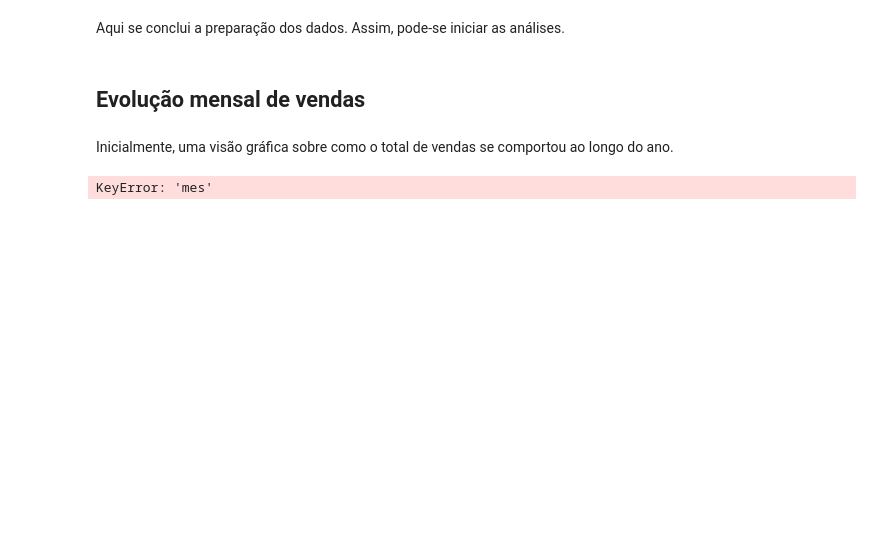
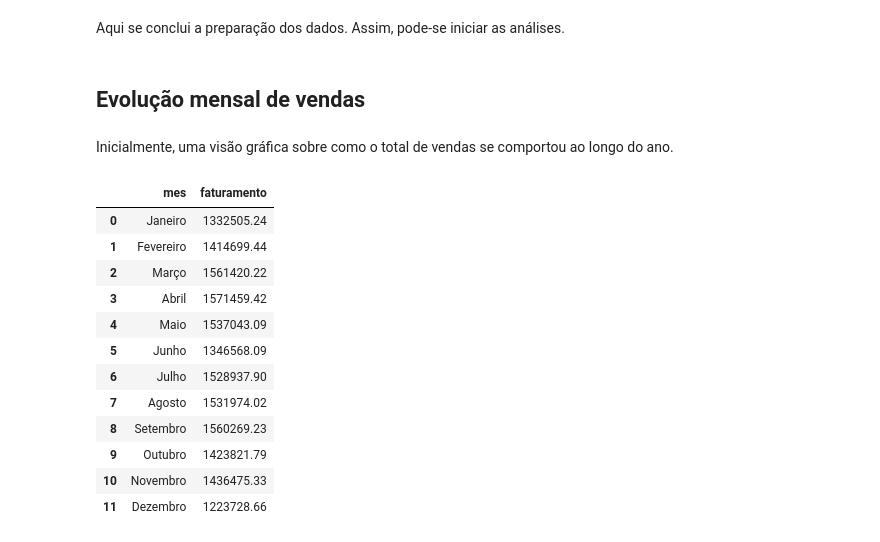
Before and after one commit to mviniciusc/analise_ecommerce_comunidados, a Jupyter notebook: analise.ipynb, the cells around one changed output. Saved outputs shown, nothing was run; the diff lists cells and outputs as text; code cells hidden in the pictures; blank space fills up the shorter version.

```diff
--- a/analise.ipynb
+++ b/analise.ipynb
@@ -157,16 +189,30 @@ Inicialmente, uma visão gráfica sobre como o total de vendas se comportou ao l
 # %%
 # gráfico de evolução do total de vendas ao longo do ano
 
-# um novo dataset, exclusivo para ser usado nesse gráfico
-df_evolucao_mensal = df.groupby('mes')['faturamento'].sum()
+# um novo dataset, exclusivo para ser usado nesse gráfico. Agrupa as vendas por mês e organizar em ordem do calendário
+df_evolucao_mensal = df.groupby([df['data_venda'].dt.month , 'mes'])['faturamento'].sum().reset_index().drop(columns='data_venda')
 
-# arrumar a coluna de meses para que seja em formato string
-df_evolucao_mensal['mes'] = df_evolucao_mensal['mes'].astype(str)
+# df['data_venda'].dt.month passa ao groupby a ordem correta dos meses.
+# reset_index() para que as colunas com número e nome do mes virem colunas reais, não apenas índices.
+# drop('data_venda') para que não apareça essa coluna no df pronto
+
 
 # conferir o resultado
 df_evolucao_mensal
 # %% [output]
-KeyError: 'mes'
+|  | mes | faturamento |
+| 0 | Janeiro | 1332505.24 |
+| 1 | Fevereiro | 1414699.44 |
+| 2 | Março | 1561420.22 |
+| 3 | Abril | 1571459.42 |
+| 4 | Maio | 1537043.09 |
+| 5 | Junho | 1346568.09 |
+| 6 | Julho | 1528937.90 |
+| 7 | Agosto | 1531974.02 |
+| 8 | Setembro | 1560269.23 |
+| 9 | Outubro | 1423821.79 |
+| 10 | Novembro | 1436475.33 |
+| 11 | Dezembro | 1223728.66 |
 # %%
 
 # instanciar o gráfico
```
Also changed, not shown: parts of 4 cells of this notebook.
